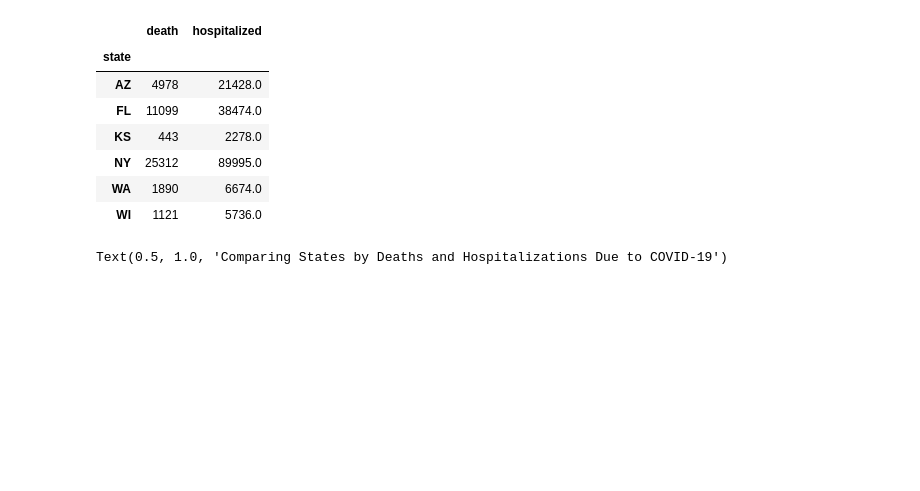
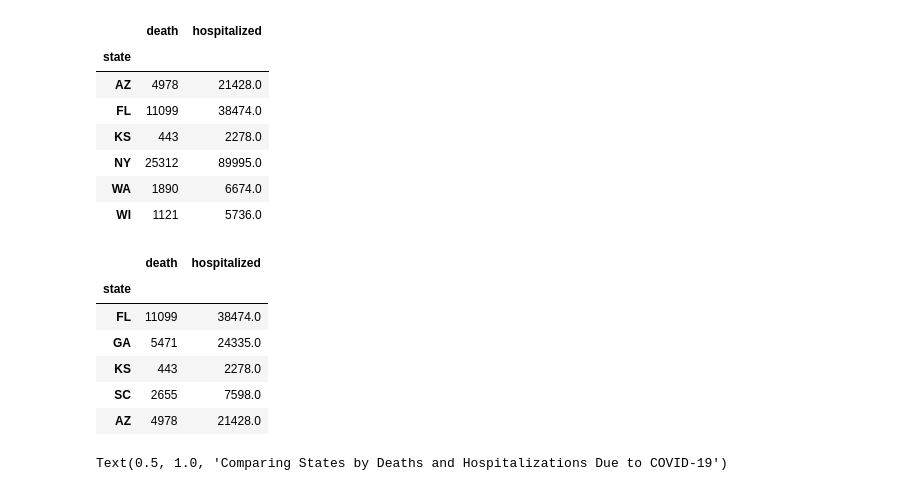
Before and after one commit to jamisonunruh24/Project-1, a Jupyter notebook: Project_Working_Data.ipynb, the cells around one changed output. Drawn from its saved outputs; the diff is of its cells as text; code cells hidden in the pictures; blank space fills up the shorter version.

```diff
--- a/Project_Working_Data.ipynb
+++ b/Project_Working_Data.ipynb
@@ -196,6 +196,20 @@ special_states_data
 | NY | 25312 | 89995.0 |
 | WA | 1890 | 6674.0 |
 | WI | 1121 | 5736.0 |
+# %%
+states_early_lock = state_current_drop.loc[["KY","MA","NY","WA","WI"],["death","hospitalized"]]
+states_early_lock
+
+states_late_lock = state_current_drop.loc[["FL","GA","KS","SC","AZ"],["death","hospitalized"]]
+states_late_lock
+# %% [output]
+|  | death | hospitalized |
+| state |  |  |
+| FL | 11099 | 38474.0 |
+| GA | 5471 | 24335.0 |
+| KS | 443 | 2278.0 |
+| SC | 2655 | 7598.0 |
+| AZ | 4978 | 21428.0 |
 # %%
 my_colors = "rgbkymc"
 plot_pandas = special_states_data.plot.bar(figsize=(14,12),color= my_colors ,fontsize=20)
```
Also changed, not shown: parts of 2 cells of this notebook.
